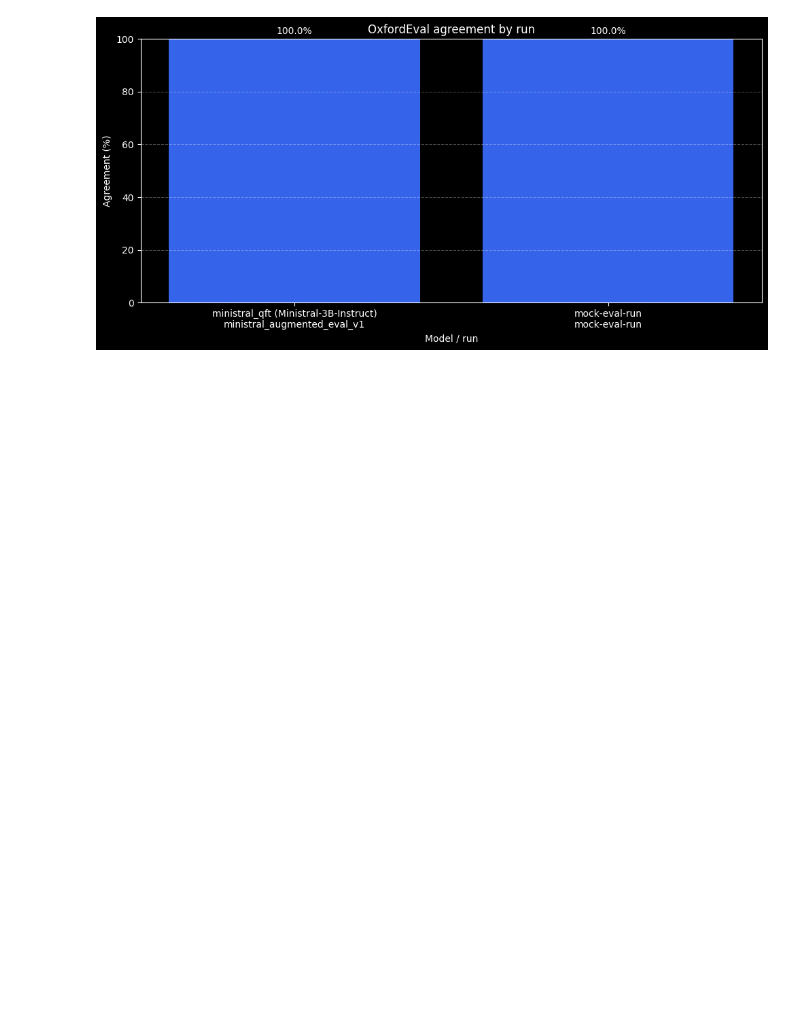
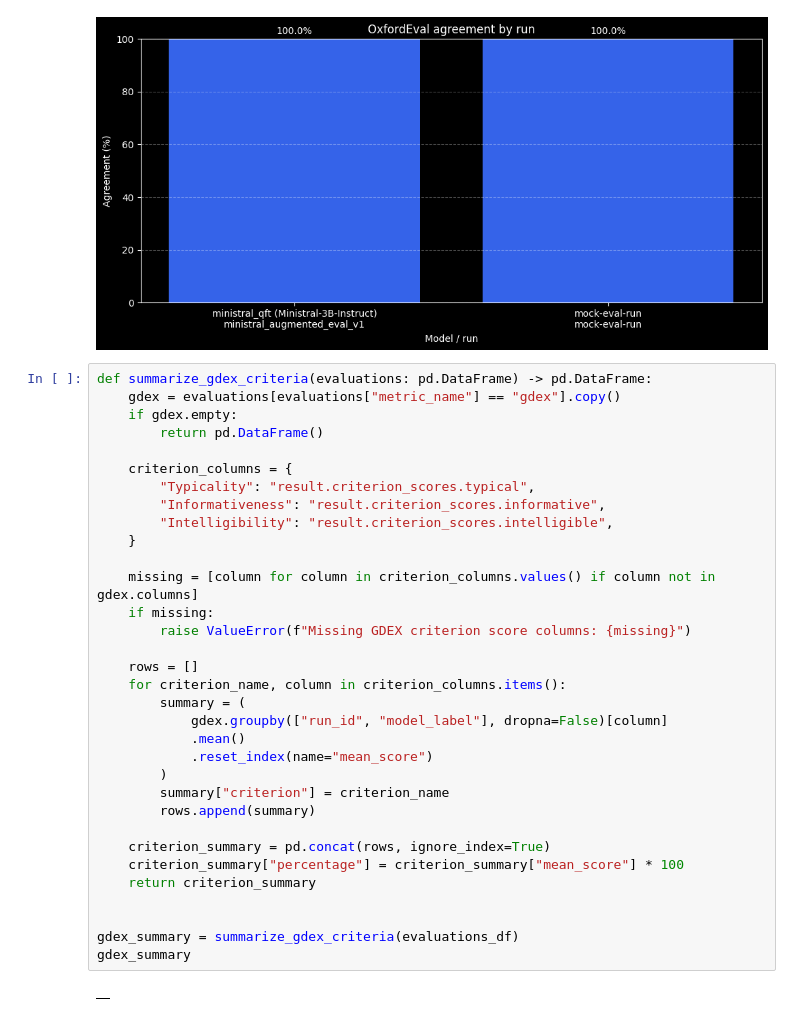
Before and after one commit to dhruvdesai18/ExGen-ExampleGeneration, a Jupyter notebook: analysis.ipynb, the cells around one changed output. Cells and saved outputs as stored; diff of their text form; blank space fills up the shorter version.

Commit message:
feat: added GDEX

```diff
--- a/analysis.ipynb
+++ b/analysis.ipynb
@@ -121,3 +121,38 @@ plot_oxfordeval_agreement(metric_summary)
 | 0 | ministral_augmented_eval_v1 | ministral_qft (Ministral-3B-Instr... | 1 | 100.0 |
 | 1 | mock-eval-run | mock-eval-run | 1 | 100.0 |
 [figure]
+# %%
+def summarize_gdex_criteria(evaluations: pd.DataFrame) -> pd.DataFrame:
+    gdex = evaluations[evaluations["metric_name"] == "gdex"].copy()
+    if gdex.empty:
+        return pd.DataFrame()
+
+    criterion_columns = {
+        "Typicality": "result.criterion_scores.typical",
+        "Informativeness": "result.criterion_scores.informative",
+        "Intelligibility": "result.criterion_scores.intelligible",
+    }
+
+    missing = [column for column in criterion_columns.values() if column not in gdex.columns]
+    if missing:
+        raise ValueError(f"Missing GDEX criterion score columns: {missing}")
+
+    rows = []
+    for criterion_name, column in criterion_columns.items():
+        summary = (
+            gdex.groupby(["run_id", "model_label"], dropna=False)[column]
+            .mean()
+            .reset_index(name="mean_score")
+        )
+        summary["criterion"] = criterion_name
+        rows.append(summary)
+
+    criterion_summary = pd.concat(rows, ignore_index=True)
+    criterion_summary["percentage"] = criterion_summary["mean_score"] * 100
+    return criterion_summary
+
+
+gdex_summary = summarize_gdex_criteria(evaluations_df)
+gdex_summary
+# %% [output]
+|  |
```
Also changed, not shown: parts of 2 cells of this notebook, 7 other files.
